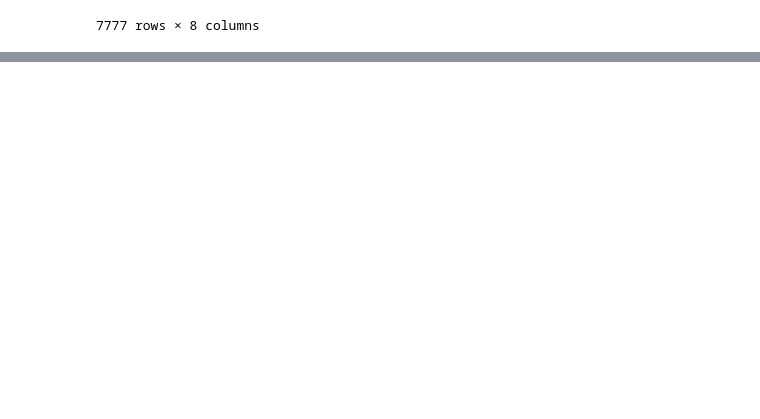
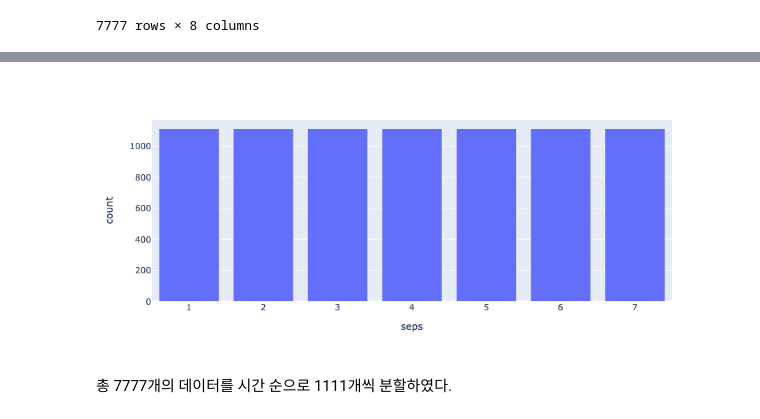
Before and after one commit to sw-song/kaggle-study, a Jupyter notebook: 27_netflix_trend_analysis/analysis_strategy_in_netflix.ipynb, the cells around one changed output, grey strips where cells are left out. Saved outputs shown, nothing was run; the diff lists cells and outputs as text; code cells hidden in the pictures; blank space fills up the shorter version.

```diff
--- a/27_netflix_trend_analysis/analysis_strategy_in_netflix.ipynb
+++ b/27_netflix_trend_analysis/analysis_strategy_in_netflix.ipynb
@@ -298,0 +330,7 @@ dtype: int64
+# %%
+# 0부터 7까지, 각각 1111개씩 채워진 리스트 생성
+seps = []
+for i in range(1,7+1):
+    sep = np.ones(1111,dtype=np.int8)*i
+    seps.extend(sep)
+print(len(seps))
@@ -298,0 +339,5 @@ dtype: int64
+# %%
+# seps는 숫자로서의 의미가 없다. string으로 변환한다.
+nflx['seps'] = seps
+nflx['seps'] = nflx['seps'].astype('str')
+nflx.dtypes
@@ -298,0 +355,8 @@ dtype: int64
+# %%
+fig = px.histogram(nflx, x='seps')
+fig.update_layout(bargap=0.2, width=650, height=400)
+fig.show()
+# %% [output]
+[figure, added]
+# %% [markdown]
+총 7777개의 데이터를 시간 순으로 1111개씩 분할하였다.
```
Also changed, not shown: parts of 9 cells of this notebook.
